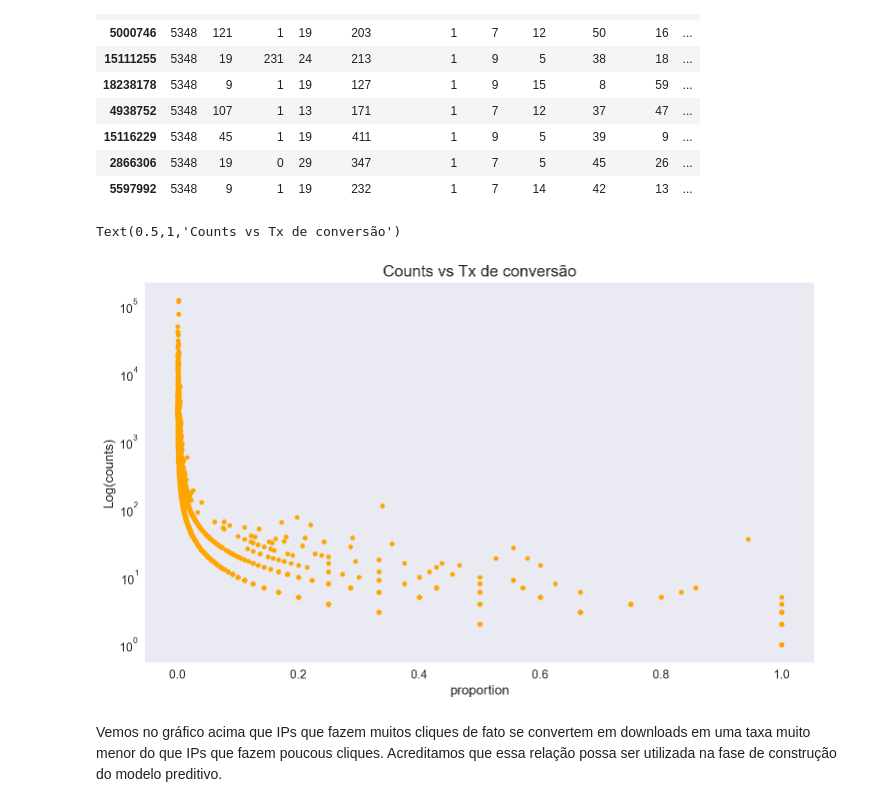
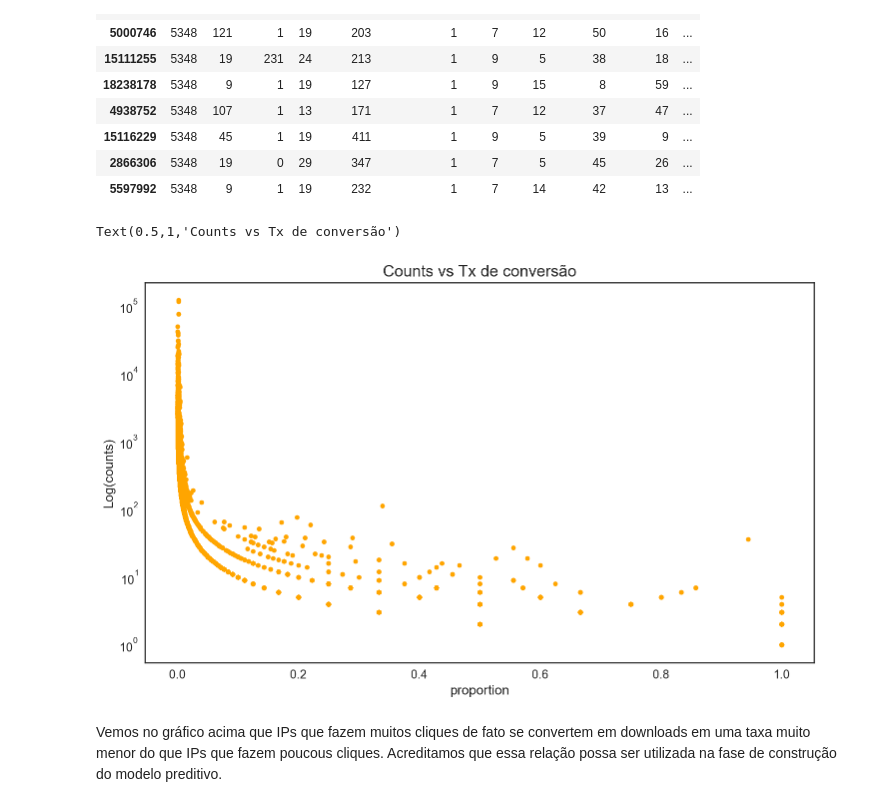
Before and after one commit to rgriva/Kaggle, a Jupyter notebook: EDA-A.ipynb, the cells around one changed output. Drawn from its saved outputs; the diff is of its cells as text; code cells hidden in the pictures.

```diff
--- a/EDA-A.ipynb
+++ b/EDA-A.ipynb
@@ -117,7 +117,7 @@ uniques_train = [len(train[col].unique()) for col in cols]
 uniques_test = [len(test[col].unique()) for col in cols]
 
 sns.set(font_scale=1.2)
-sns.set_style('dark')
+sns.set_style('white')
 
 fig, axs = plt.subplots(1, 2,figsize=(15,7))
 graph_train = sns.barplot(cols, uniques_train, ax=axs[0], log=True)
@@ -187,8 +187,9 @@ temp[:10]
 # %%
 train= train.merge(temp, on='ip', how='left')
 # %%
-train_ip=train[train['is_attributed']==1].sort_values('counts', ascending=False)
-train_ip[:10]
+# Pegando no Dataframe train somente os clicks que fizeram download
+train_dwl=train[train['is_attributed']==1].sort_values('counts', ascending=False)
+train_dwl[:10]
 # %% [output]
 |  | ip | app | device | os | channel | is_attributed | days | hours | minutes | seconds | ... |
 | 10231546 | 5348 | 3 | 2 | 22 | 280 | 1 | 8 | 10 | 20 | 30 | ... |
@@ -203,19 +204,19 @@ train_ip[:10]
 | 5597992 | 5348 | 9 | 1 | 19 | 232 | 1 | 7 | 14 | 42 | 13 | ... |
 # %%
 
-clicks = train_ip[['ip','counts']].groupby('ip', as_index=False).mean().sort_values('counts', ascending=False)
-downl = train_ip[['ip', 'is_attributed']].groupby('ip', as_index=False).count().sort_values('is_attributed', ascending=False)
+clicks = train_dwl[['ip','counts']].groupby('ip', as_index=False).mean().sort_values('counts', ascending=False)
+downl = train_dwl[['ip', 'is_attributed']].groupby('ip', as_index=False).count().sort_values('is_attributed', ascending=False)
 
 clicks = clicks.merge(downl, on='ip', how='left')
 clicks['proportion'] = clicks['is_attributed']/clicks['counts']
-clicks = clicks[['proportion', 'counts']]
+clicks.drop(columns=['is_attributed'])
 
 g1 = clicks.plot(kind='scatter', x='proportion', y='counts', color='orange', figsize=(12,7), logy=True)
 g1.set_ylabel('Log(counts)')
 g1.set_title('Counts vs Tx de conversão', fontsize=16)
 # %% [output]
 Text(0.5,1,'Counts vs Tx de conversão')
-[figure, old version]
+[figure, new version]
 # %% [markdown]
 Vemos no gráfico acima que IPs que fazem muitos cliques de fato se convertem em downloads em uma taxa muito menor do que IPs que fazem poucous cliques. Acreditamos que essa relação possa ser utilizada na fase de construção do modelo preditivo.
 # %% [markdown]
```
Also changed, not shown: parts of 9 cells of this notebook.
